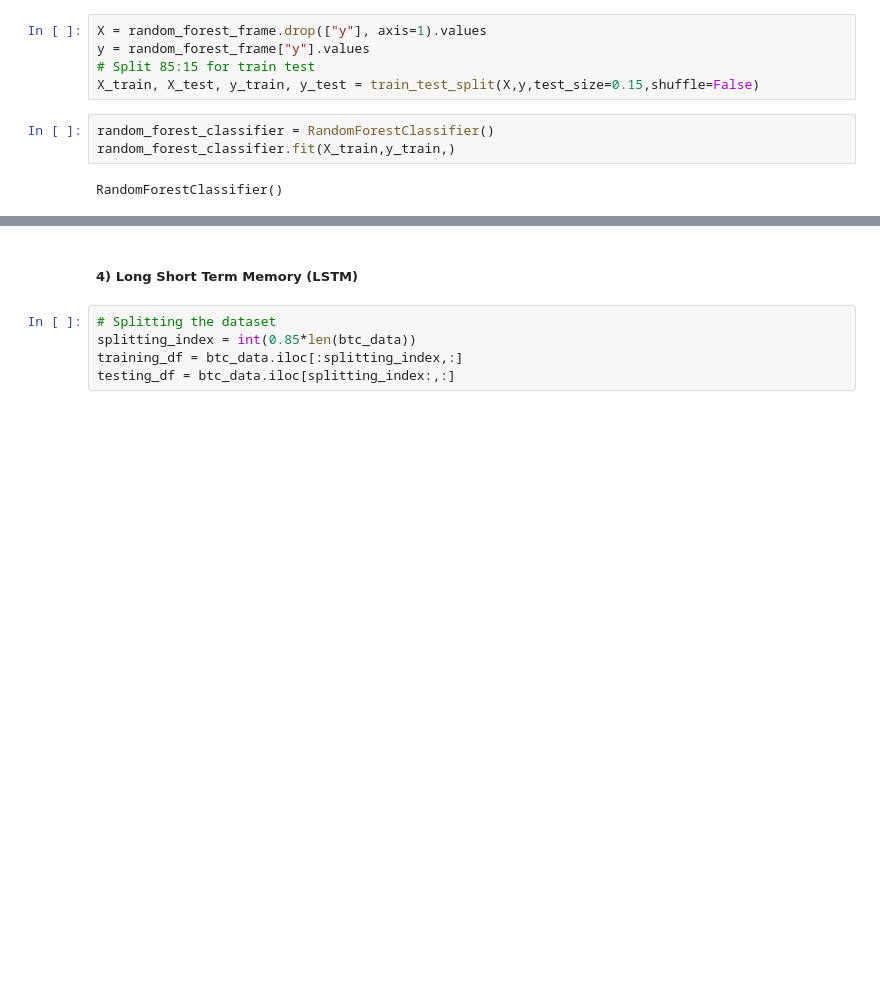
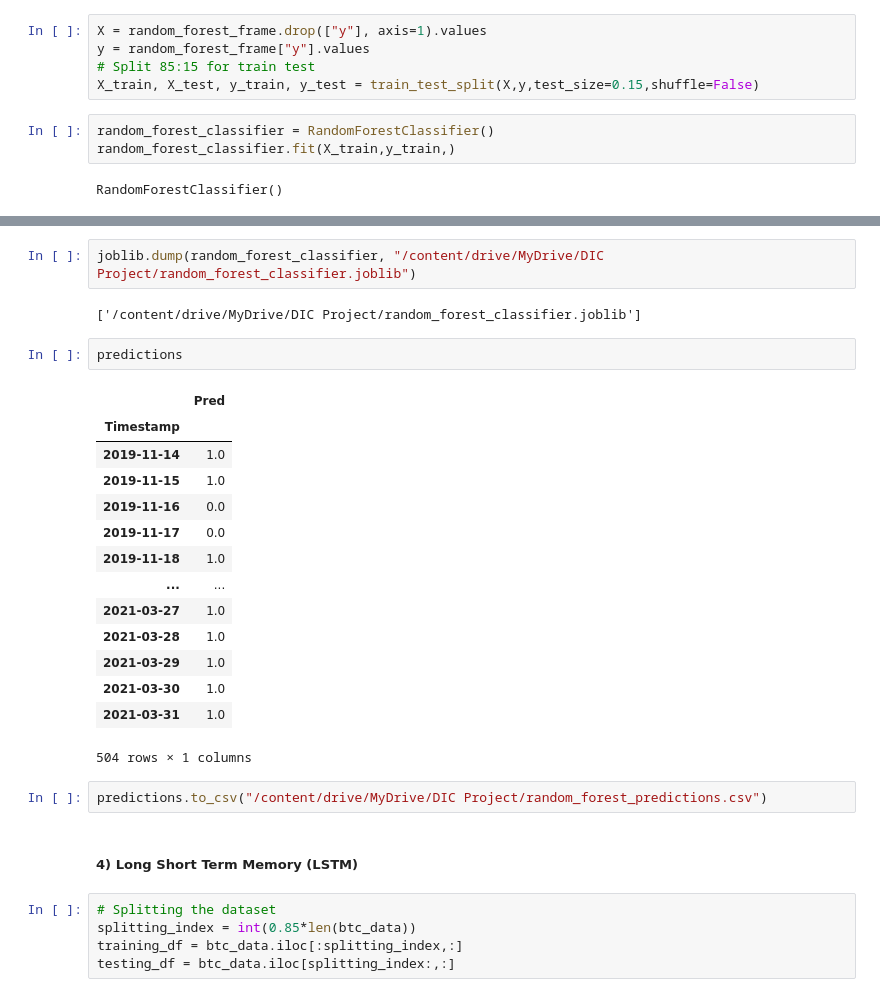
Before and after one commit to AshutoshBhawsar/Cryptocurrency-data-analysis-and-investing-strategies, a Jupyter notebook: code/phase2.ipynb, the cells around one changed output, grey strips where cells are left out. Drawn from its saved outputs; the diff is of its cells as text; blank space fills up the shorter version.

```diff
--- a/code/phase2.ipynb
+++ b/code/phase2.ipynb
@@ -222,3 +226,26 @@ plot_confusion_matrix(random_forest_classifier, X_test, y_test)
+# %%
+joblib.dump(random_forest_classifier, "/content/drive/MyDrive/DIC Project/random_forest_classifier.joblib")
+# %% [output]
+['/content/drive/MyDrive/DIC Project/random_forest_classifier.joblib']
+# %%
+predictions
+# %% [output]
+|  | Pred |
+| Timestamp |  |
+| 2019-11-14 | 1.0 |
+| 2019-11-15 | 1.0 |
+| 2019-11-16 | 0.0 |
+| 2019-11-17 | 0.0 |
+| 2019-11-18 | 1.0 |
+| ... | ... |
+| 2021-03-27 | 1.0 |
+| 2021-03-28 | 1.0 |
+| 2021-03-29 | 1.0 |
+| 2021-03-30 | 1.0 |
+| 2021-03-31 | 1.0 |
+504 rows × 1 columns
+# %%
+predictions.to_csv("/content/drive/MyDrive/DIC Project/random_forest_predictions.csv")
 # %% [markdown]
 ##### **4) Long Short Term Memory (LSTM)**
 # %%
```
Also changed, not shown: parts of 24 cells of this notebook, 1 other file.
